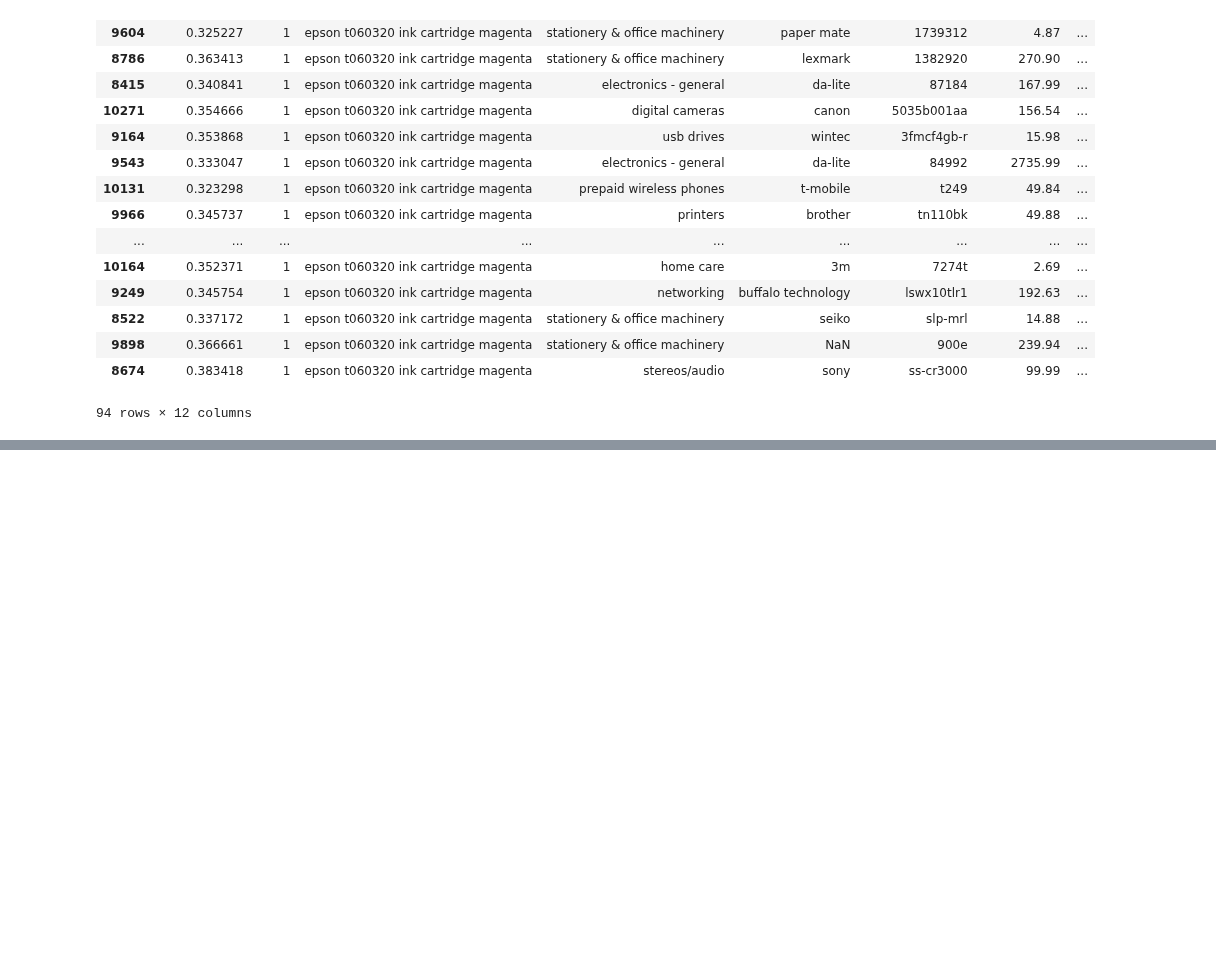
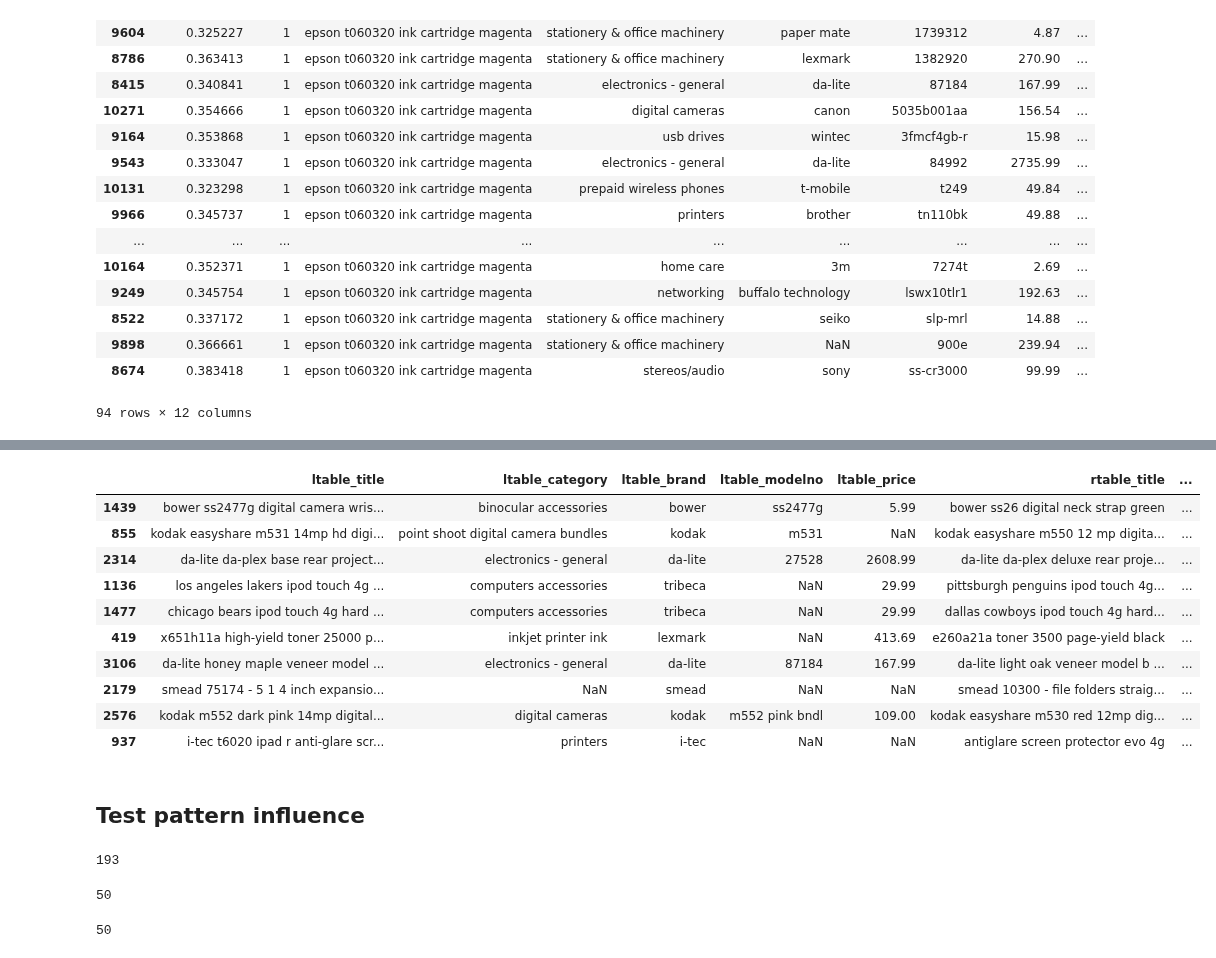
Before and after one commit to vincenzomartello/deepmatcher-experiments, a Jupyter notebook: notebooks/WalmartAmazon/explanations.ipynb, the cells around one changed output, grey strips where cells are left out. Saved outputs shown, nothing was run; the diff lists cells and outputs as text; code cells hidden in the pictures; blank space fills up the shorter version.

```diff
--- a/notebooks/WalmartAmazon/explanations.ipynb
+++ b/notebooks/WalmartAmazon/explanations.ipynb
@@ -9,6 +9,8 @@ import deepmatcher as dm
 import pandas as pd
 from utils.deepmatcher_utils import wrapDm
 import numpy as np
+# %%
+pd.set_option('display.max_colwidth',None)
 # %%
 selected_attributes = ['modelno','price','title','brand']
 model = dm.MatchingModel(attr_summarizer='hybrid')
@@ -127,0 +171,6 @@ critical_forPositives['title'][1]
+# %%
+flippedneg = pd.read_csv('rnn_flippedneg.csv')
+flippedpos = pd.read_csv('rnn_flippedpos.csv')
+# %%
+flippedneg['alteredAttributes'] = flippedneg['alteredAttributes'].apply(lambda t:ast.literal_eval(t))
+flippedpos['alteredAttributes'] = flippedpos['alteredAttributes'].apply(lambda t:ast.literal_eval(t))
@@ -127,0 +200,27 @@ critical_forPositives['title'][1]
+# %%
+flippedpos[flippedpos.alteredAttributes==('title',)].sample(n=10)
+# %% [output]
+|  | ltable_title | ltable_category | ltable_brand | ltable_modelno | ltable_price | rtable_title | ... |
+| 1439 | bower ss2477g digital camera wris... | binocular accessories | bower | ss2477g | 5.99 | bower ss26 digital neck strap green | ... |
+| 855 | kodak easyshare m531 14mp hd digi... | point shoot digital camera bundles | kodak | m531 | NaN | kodak easyshare m550 12 mp digita... | ... |
+| 2314 | da-lite da-plex base rear project... | electronics - general | da-lite | 27528 | 2608.99 | da-lite da-plex deluxe rear proje... | ... |
+| 1136 | los angeles lakers ipod touch 4g ... | computers accessories | tribeca | NaN | 29.99 | pittsburgh penguins ipod touch 4g... | ... |
+| 1477 | chicago bears ipod touch 4g hard ... | computers accessories | tribeca | NaN | 29.99 | dallas cowboys ipod touch 4g hard... | ... |
+| 419 | x651h11a high-yield toner 25000 p... | inkjet printer ink | lexmark | NaN | 413.69 | e260a21a toner 3500 page-yield black | ... |
+| 3106 | da-lite honey maple veneer model ... | electronics - general | da-lite | 87184 | 167.99 | da-lite light oak veneer model b ... | ... |
+| 2179 | smead 75174 - 5 1 4 inch expansio... | NaN | smead | NaN | NaN | smead 10300 - file folders straig... | ... |
+| 2576 | kodak m552 dark pink 14mp digital... | digital cameras | kodak | m552 pink bndl | 109.00 | kodak easyshare m530 red 12mp dig... | ... |
+| 937 | i-tec t6020 ipad r anti-glare scr... | printers | i-tec | NaN | NaN | antiglare screen protector evo 4g | ... |
+# %% [markdown]
+## Test pattern influence
+# %%
+test_df = pd.read_csv(DATA_DIR+'merged_test.csv')
+positives = test_df[test_df.label==1].copy()
+len(positives)
+# %% [output]
+193
+# %%
+predictions = wrapDm(positives,rnn,['label'])
+np.count_nonzero(np.argmax(predictions,axis=1)==0)
+# %% [output]
+50
@@ -127,0 +231,5 @@ critical_forPositives['title'][1]
+# %%
+predictions = wrapDm(positives,rnn,['label'])
+np.count_nonzero(np.argmax(predictions,axis=1)==0)
+# %% [output]
+50
```
Also changed, not shown: parts of 22 cells of this notebook, 43 other files.
